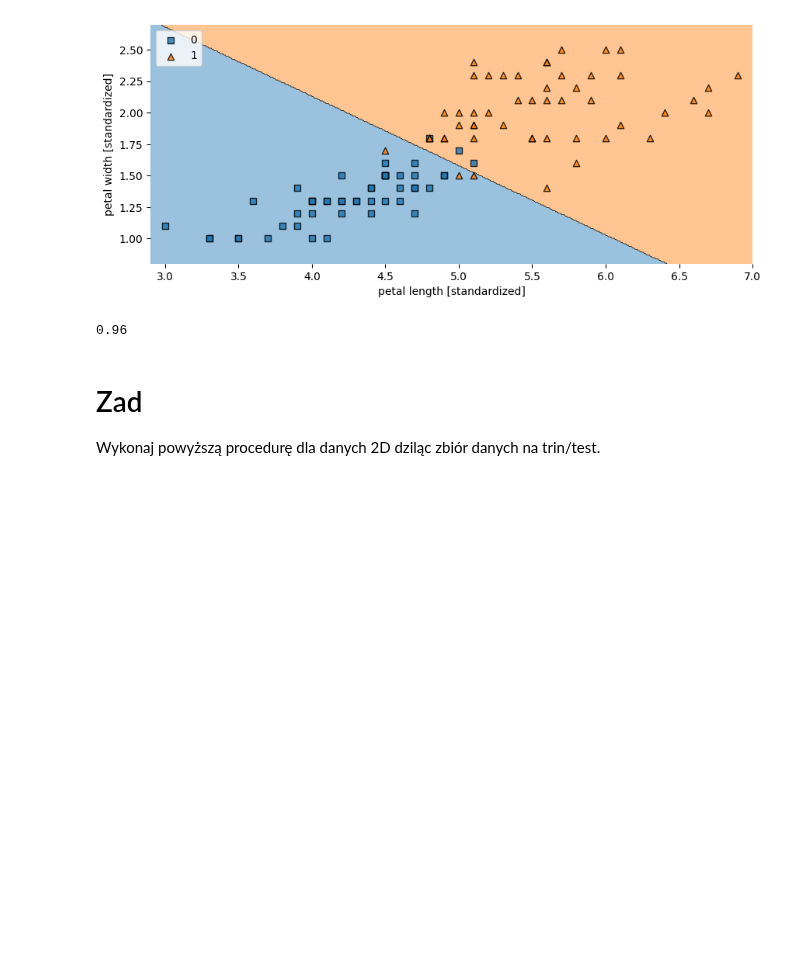
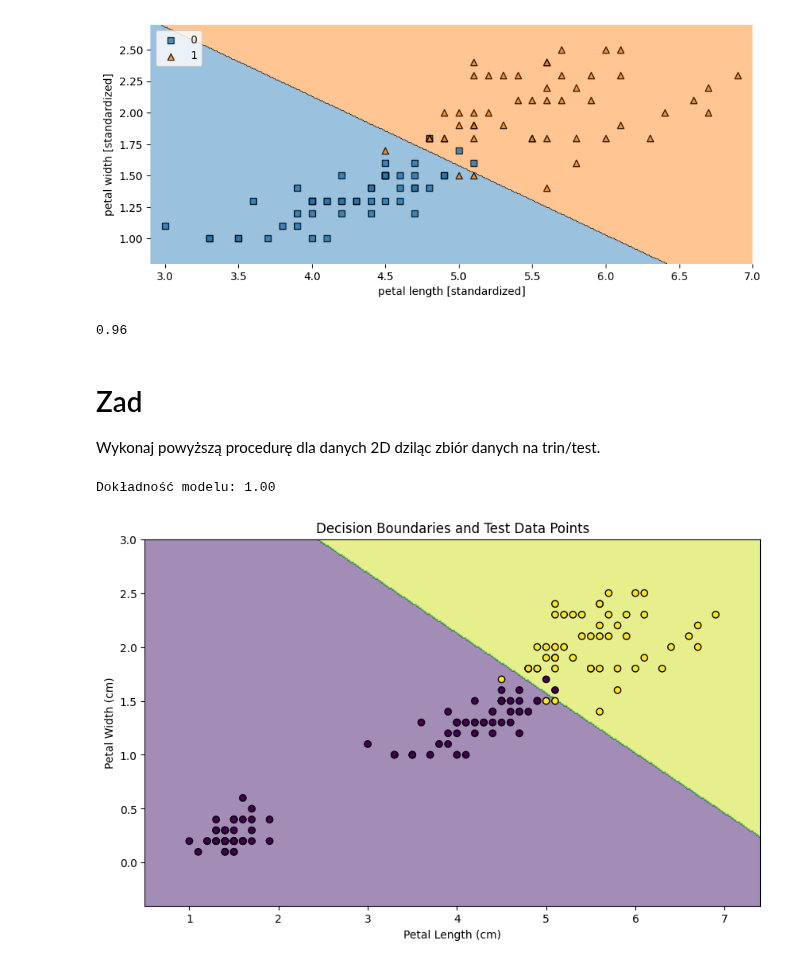
Before and after one commit to sit3kk/Basics-of-Artificial-Intelligence-Notebooks, a Jupyter notebook: Notebooks/7/AD_Z07_B_LogisticRegression_iris.ipynb, the cells around one changed output. Drawn from its saved outputs; the diff is of its cells as text; code cells hidden in the pictures; blank space fills up the shorter version.

```diff
--- a/Notebooks/7/AD_Z07_B_LogisticRegression_iris.ipynb
+++ b/Notebooks/7/AD_Z07_B_LogisticRegression_iris.ipynb
@@ -175,0 +173,43 @@ X_train, X_test , y_train, y_test = train_test_split(X,y,test_size=0.20)
+# %%
+import numpy as np
+import matplotlib.pyplot as plt
+from sklearn.linear_model import LogisticRegression
+from sklearn.model_selection import train_test_split
+from sklearn.metrics import accuracy_score
+from sklearn import datasets
+
+iris = datasets.load_iris()
+X = iris["data"][:, (2, 3)]
+y = (iris["target"] == 2).astype(np.int32)
+
+
+X_train, X_test, y_train, y_test = train_test_split(
+    X, y, test_size=0.20, random_state=42
+)
+
+
+log_reg = LogisticRegression(C=1e10, random_state=42)
+log_reg.fit(X_train, y_train)
+
+
+y_pred = log_reg.predict(X_test)
+accuracy = accuracy_score(y_test, y_pred)
+print(f"Dokładność modelu: {accuracy:.2f}")
+
+
+x_min, x_max = X[:, 0].min() - 0.5, X[:, 0].max() + 0.5
+y_min, y_max = X[:, 1].min() - 0.5, X[:, 1].max() + 0.5
+xx, yy = np.meshgrid(np.linspace(x_min, x_max, 500), np.linspace(y_min, y_max, 200))
+Z = log_reg.predict(np.c_[xx.ravel(), yy.ravel()])
+Z = Z.reshape(xx.shape)
+
+plt.figure(figsize=(10, 6))
+plt.contourf(xx, yy, Z, alpha=0.5)
+plt.scatter(X[:, 0], X[:, 1], c=y, edgecolors="k")
+plt.title("Decision Boundaries and Test Data Points")
+plt.xlabel("Petal Length (cm)")
+plt.ylabel("Petal Width (cm)")
+plt.show()
+# %% [output]
+Dokładność modelu: 1.00
+[figure, added]
```
Also changed, not shown: parts of 2 cells of this notebook.
